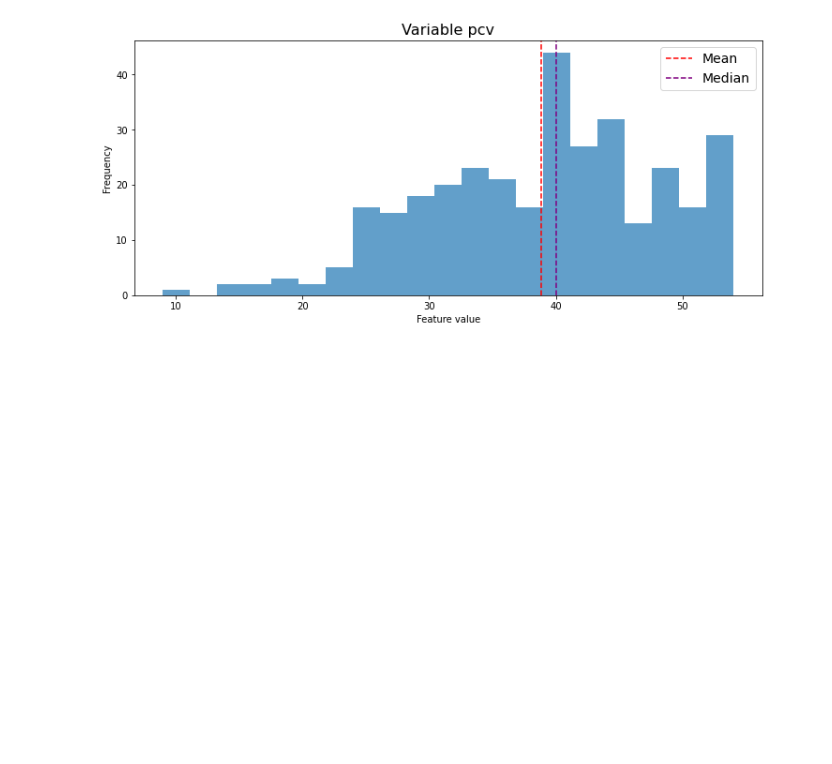
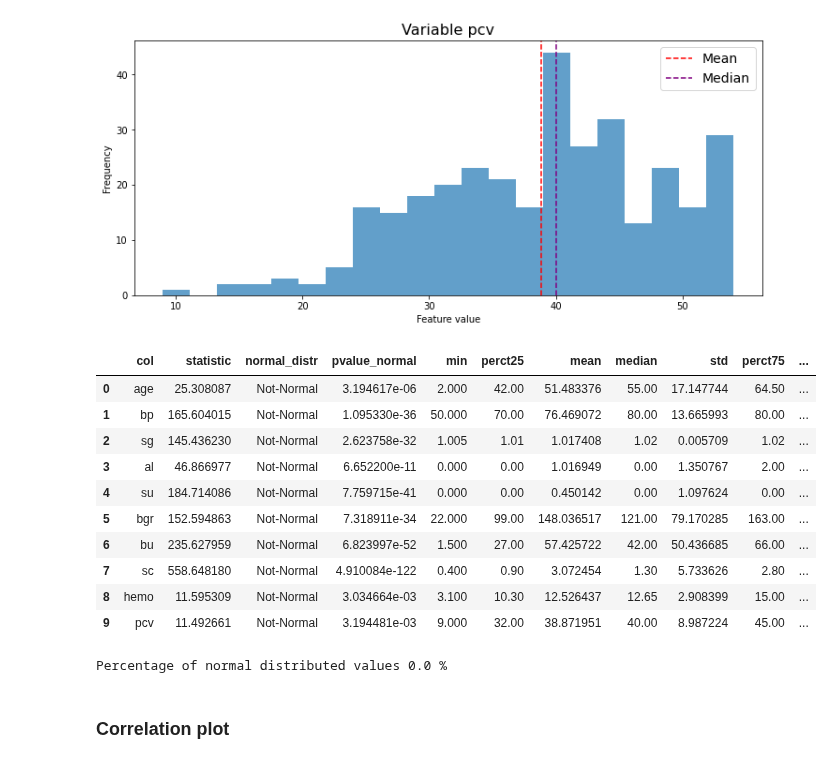
Before and after one commit to JoseLlanes/Kidney-disease-prediction, a Jupyter notebook: Kidney disease prediction.ipynb, the cells around one changed output. Saved outputs shown, nothing was run; the diff lists cells and outputs as text; code cells hidden in the pictures; blank space fills up the shorter version.

Commit message:
correlation

```diff
--- a/Kidney disease prediction.ipynb
+++ b/Kidney disease prediction.ipynb
@@ -16,0 +29,2 @@ warnings.filterwarnings('ignore')
+# %%
+pvalue_th = 0.05
@@ -142,0 +144,16 @@ Column classification
+# %%
+for col in df.columns:
+    if df[col].dtype == "object":
+        print("Column", col)
+        cat_val_dict = dict()
+        for cat_values in set( df[col].values ):
+            if isinstance(cat_values, str):
+                perct = 100*np.sum(df[col].values == cat_values)/df.shape[0]
+                cat_val_dict[cat_values] = perct
+            elif np.isnan(cat_values):
+                nona_samples = df[col].dropna().shape[0]
+                total_samples = df.shape[0]
+                perct = 100*(total_samples-nona_samples)/total_samples
+                cat_val_dict[cat_values] = perct
+
+        print( set(df[col].values), cat_val_dict )
@@ -156,4 +193,7 @@ Dictionary of nans per column {'id': 0, 'age': 9, 'bp': 12, 'sg': 47, 'al': 46,
 # %%
+dict_stats_num = {"col":[], "statistic":[], "normal_distr":[], "pvalue_normal":[],
+                  "min":[], "perct25":[], "mean":[], "median":[], "std":[], "perct75":[], "max":[]}
+
 for col in good_columns:
     if pd.api.types.is_numeric_dtype( df[col] ) and col != "id":
 
@@ -171,6 +211,26 @@ for col in good_columns:
         plt.legend(fontsize=14)
 
         plt.show()
+
+        stats_dict = obtain_stats( df[col].values )
+
+        k, pvalue = sc_stats.normaltest( df[col].dropna().values )
+        if pvalue > pvalue_th:
+            normal_distr = "Normal"
+        else:
+            normal_distr = "Not-Normal"
+
+        dict_stats_num["col"].append( col )
+        dict_stats_num["statistic"].append( k )
+        dict_stats_num["normal_distr"].append( normal_distr )
+        dict_stats_num["pvalue_normal"].append( pvalue )
+        dict_stats_num["min"].append( stats_dict["min"] )
+        dict_stats_num["perct25"].append( stats_dict["perct25"] )
+        dict_stats_num["mean"].append( stats_dict["mean"] )
+        dict_stats_num["median"].append( stats_dict["median"] )
+        dict_stats_num["std"].append( stats_dict["std"] )
+        dict_stats_num["perct75"].append( stats_dict["perct75"] )
+        dict_stats_num["max"].append( stats_dict["max"] )
 # %% [output]
 [figure]
 [figure]
@@ -182,3 +242,25 @@ for col in good_columns:
 [figure]
 [figure]
 [figure]
+# %%
+stats_num_df = pd.DataFrame(dict_stats_num)
+stats_num_df
+# %% [output]
+|  | col | statistic | normal_distr | pvalue_normal | min | perct25 | mean | median | std | perct75 | ... |
+| 0 | age | 25.308087 | Not-Normal | 3.194617e-06 | 2.000 | 42.00 | 51.483376 | 55.00 | 17.147744 | 64.50 | ... |
+| 1 | bp | 165.604015 | Not-Normal | 1.095330e-36 | 50.000 | 70.00 | 76.469072 | 80.00 | 13.665993 | 80.00 | ... |
+| 2 | sg | 145.436230 | Not-Normal | 2.623758e-32 | 1.005 | 1.01 | 1.017408 | 1.02 | 0.005709 | 1.02 | ... |
+| 3 | al | 46.866977 | Not-Normal | 6.652200e-11 | 0.000 | 0.00 | 1.016949 | 0.00 | 1.350767 | 2.00 | ... |
+| 4 | su | 184.714086 | Not-Normal | 7.759715e-41 | 0.000 | 0.00 | 0.450142 | 0.00 | 1.097624 | 0.00 | ... |
+| 5 | bgr | 152.594863 | Not-Normal | 7.318911e-34 | 22.000 | 99.00 | 148.036517 | 121.00 | 79.170285 | 163.00 | ... |
+| 6 | bu | 235.627959 | Not-Normal | 6.823997e-52 | 1.500 | 27.00 | 57.425722 | 42.00 | 50.436685 | 66.00 | ... |
+| 7 | sc | 558.648180 | Not-Normal | 4.910084e-122 | 0.400 | 0.90 | 3.072454 | 1.30 | 5.733626 | 2.80 | ... |
+| 8 | hemo | 11.595309 | Not-Normal | 3.034664e-03 | 3.100 | 10.30 | 12.526437 | 12.65 | 2.908399 | 15.00 | ... |
+| 9 | pcv | 11.492661 | Not-Normal | 3.194481e-03 | 9.000 | 32.00 | 38.871951 | 40.00 | 8.987224 | 45.00 | ... |
+# %%
+print( "Percentage of normal distributed values",
+      100*np.sum(stats_num_df["normal_distr"] == "Normal")/stats_num_df.shape[0], "%" )
+# %% [output]
+Percentage of normal distributed values 0.0 %
+# %% [markdown]
+### Correlation plot
```
Also changed, not shown: parts of 19 cells of this notebook.
